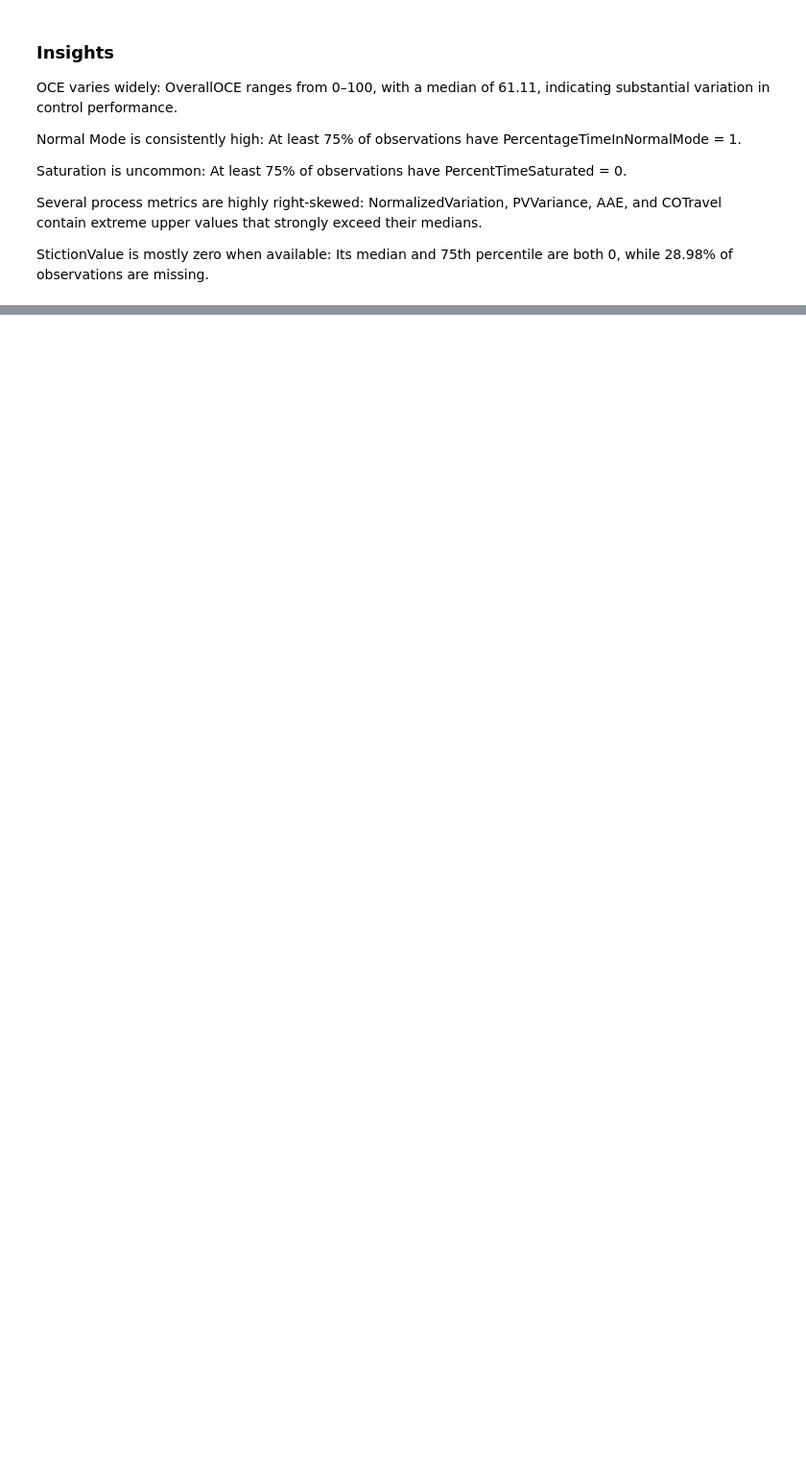
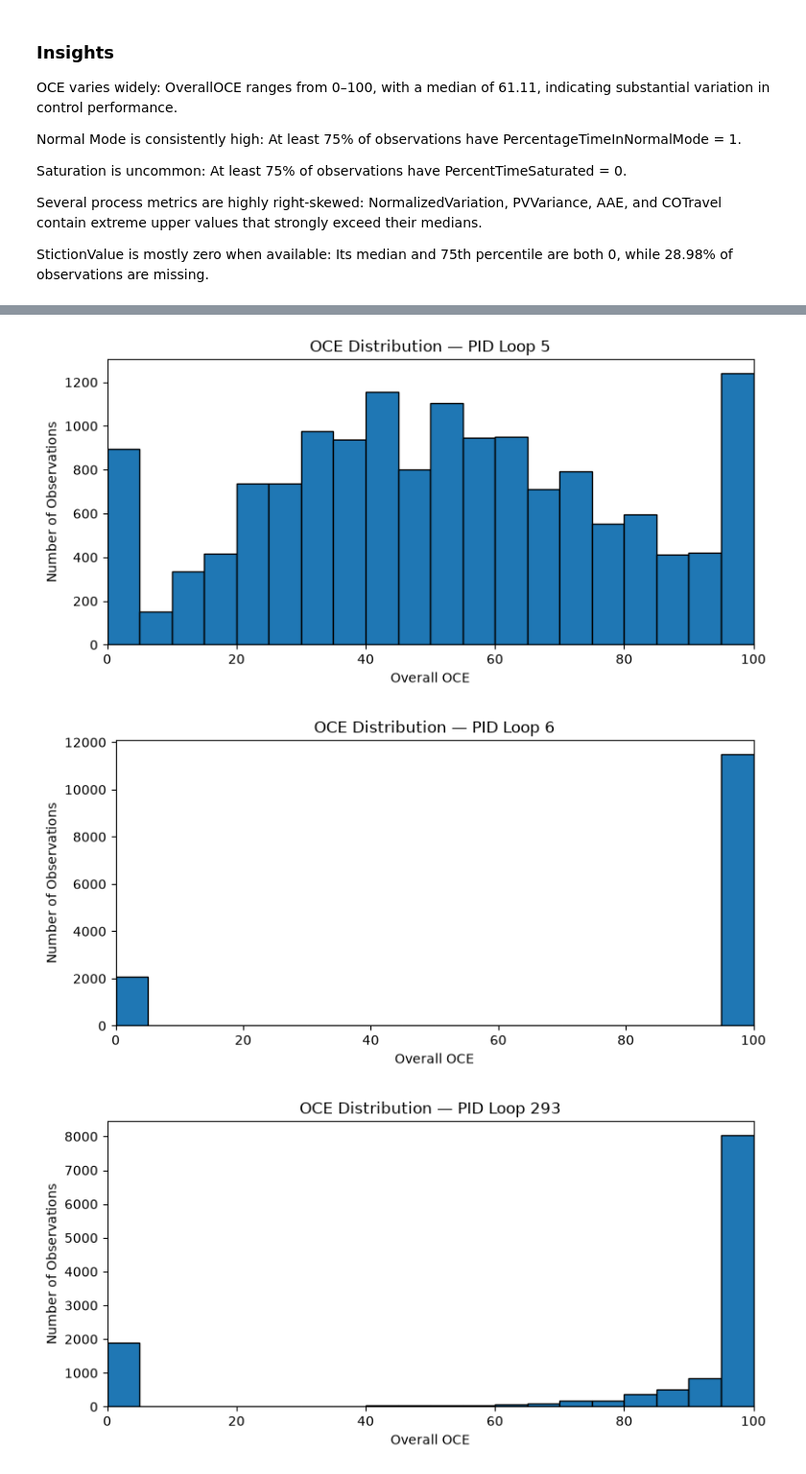
Before and after one commit to DataByThinh/control-station, a Jupyter notebook: notebooks/eda.ipynb, the cells around one changed output, grey strips where cells are left out. Shown at 96% size. Cells and saved outputs as stored; diff of their text form; code cells hidden in the pictures; blank space fills up the shorter version.

```diff
--- a/notebooks/eda.ipynb
+++ b/notebooks/eda.ipynb
@@ -675,0 +768,31 @@ StictionValue is mostly zero when available: Its median and 75th percentile are
+# %%
+# Get all PID loops
+loop_ids = sorted(df["LoopId"].dropna().unique())
+
+# Create an OCE histogram for each PID loop
+for loop_id in loop_ids:
+
+    loop_data = df.loc[
+        df["LoopId"] == loop_id,
+        "OverallOCE"
+    ].dropna()
+
+    plt.figure(figsize=(8, 4))
+
+    plt.hist(
+        loop_data,
+        bins=20,
+        edgecolor="black"
+    )
+
+    plt.title(f"OCE Distribution — PID Loop {loop_id}")
+    plt.xlabel("Overall OCE")
+    plt.ylabel("Number of Observations")
+    plt.xlim(0, 100)
+
+    plt.tight_layout()
+    plt.show()
+# %% [output]
+[figure, added]
+[figure, added]
+[figure, added]
```
Also changed, not shown: parts of 15 cells of this notebook.
